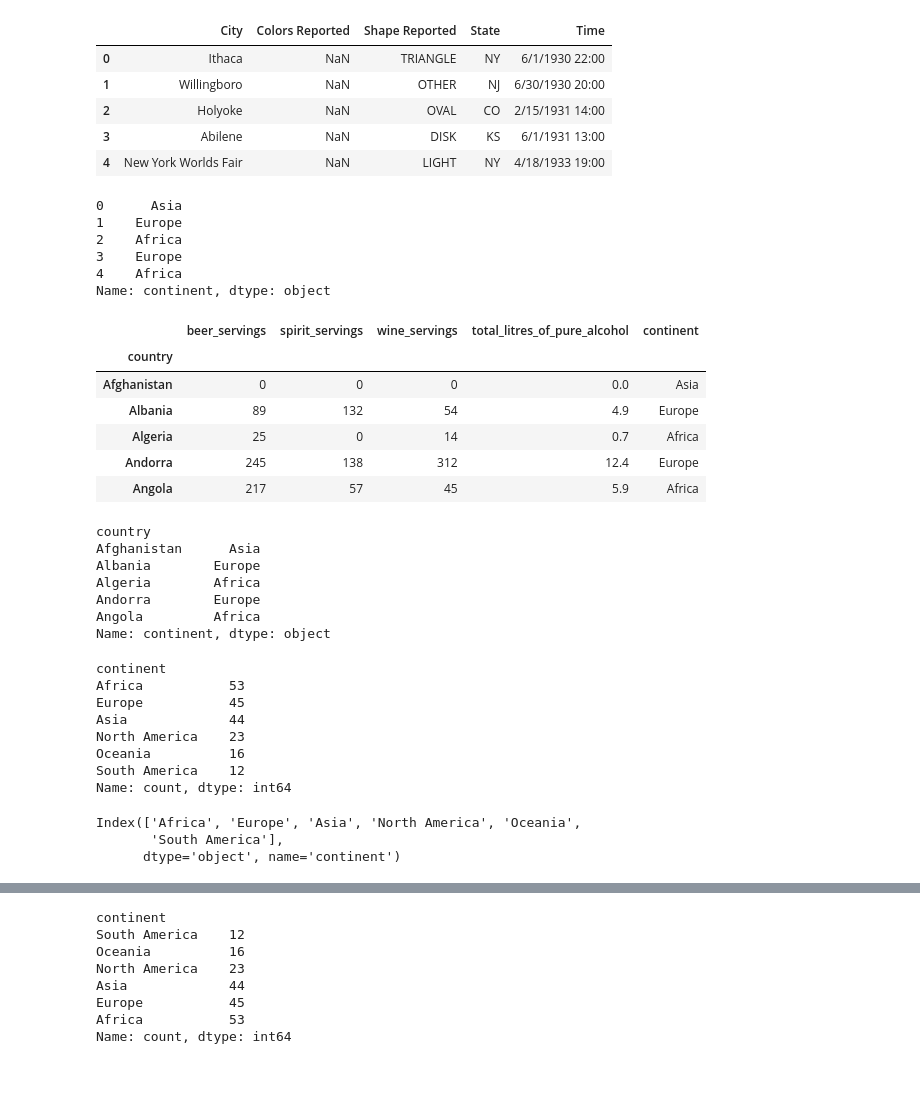
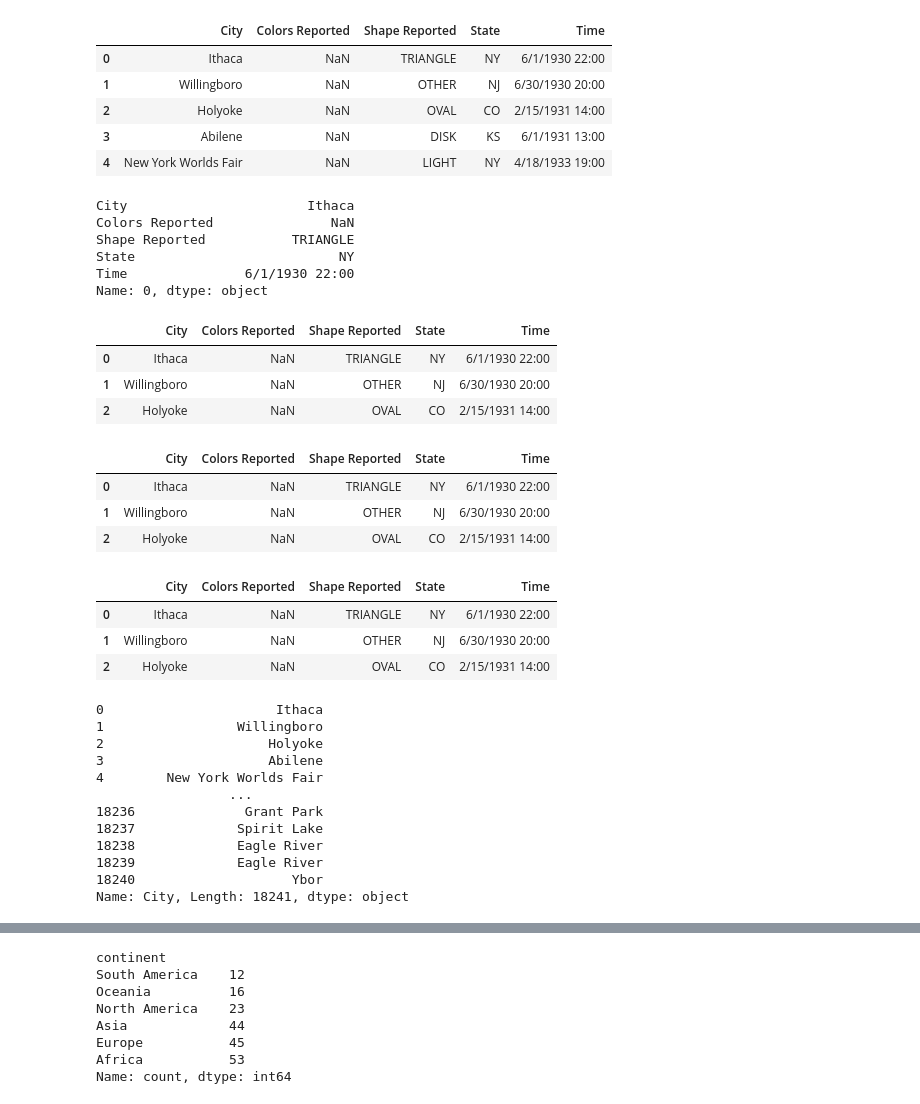
Before and after one commit to ananta-dev/dataschool-Pandas-in-30-days, a Jupyter notebook: notebooks/day19-Select-Multiple-Rows-and-Columns.ipynb, the cells around one changed output, grey strips where cells are left out. Cells and saved outputs as stored; diff of their text form; code cells hidden in the pictures; blank space fills up the shorter version.

```diff
--- a/notebooks/day19-Select-Multiple-Rows-and-Columns.ipynb
+++ b/notebooks/day19-Select-Multiple-Rows-and-Columns.ipynb
@@ -15,50 +15,48 @@ ufo.head()
 | 3 | Abilene | NaN | DISK | KS | 6/1/1931 13:00 |
 | 4 | New York Worlds Fair | NaN | LIGHT | NY | 4/18/1933 19:00 |
 # %%
-drinks.continent.head()
+ufo.loc[0,:]
 # %% [output]
-0      Asia
-1    Europe
-2    Africa
-3    Europe
-4    Africa
-Name: continent, dtype: object
+City                       Ithaca
+Colors Reported               NaN
+Shape Reported           TRIANGLE
+State                          NY
+Time               6/1/1930 22:00
+Name: 0, dtype: object
 # %%
-drinks.set_index('country', inplace=True)
-drinks.head()
+ufo.loc[[0,1,2],:]
 # %% [output]
-|  | beer_servings | spirit_servings | wine_servings | total_litres_of_pure_alcohol | continent |
-| country |  |  |  |  |  |
-| Afghanistan | 0 | 0 | 0 | 0.0 | Asia |
-| Albania | 89 | 132 | 54 | 4.9 | Europe |
-| Algeria | 25 | 0 | 14 | 0.7 | Africa |
-| Andorra | 245 | 138 | 312 | 12.4 | Europe |
-| Angola | 217 | 57 | 45 | 5.9 | Africa |
+|  | City | Colors Reported | Shape Reported | State | Time |
+| 0 | Ithaca | NaN | TRIANGLE | NY | 6/1/1930 22:00 |
+| 1 | Willingboro | NaN | OTHER | NJ | 6/30/1930 20:00 |
+| 2 | Holyoke | NaN | OVAL | CO | 2/15/1931 14:00 |
 # %%
-drinks.continent.head()
+ufo.loc[0:2,:]
 # %% [output]
-country
-Afghanistan      Asia
-Albania        Europe
-Algeria        Africa
-Andorra        Europe
-Angola         Africa
-Name: continent, dtype: object
+|  | City | Colors Reported | Shape Reported | State | Time |
+| 0 | Ithaca | NaN | TRIANGLE | NY | 6/1/1930 22:00 |
+| 1 | Willingboro | NaN | OTHER | NJ | 6/30/1930 20:00 |
+| 2 | Holyoke | NaN | OVAL | CO | 2/15/1931 14:00 |
 # %%
-drinks.continent.value_counts()
+ufo.loc[0:2]
 # %% [output]
-continent
-Africa           53
-Europe           45
-Asia             44
-North America    23
-Oceania          16
-South America    12
-Name: count, dtype: int64
+|  | City | Colors Reported | Shape Reported | State | Time |
+| 0 | Ithaca | NaN | TRIANGLE | NY | 6/1/1930 22:00 |
+| 1 | Willingboro | NaN | OTHER | NJ | 6/30/1930 20:00 |
+| 2 | Holyoke | NaN | OVAL | CO | 2/15/1931 14:00 |
 # %%
-drinks.continent.value_counts().index
+ufo.loc[:, 'City']
 # %% [output]
-Index(['Africa', 'Europe', 'Asia', 'North America', 'Oceania',
-       'South America'],
-      dtype='object', name='continent')
+0                      Ithaca
+1                 Willingboro
+2                     Holyoke
+3                     Abilene
+4        New York Worlds Fair
+                 ...
+18236              Grant Park
+18237             Spirit Lake
+18238             Eagle River
+18239             Eagle River
+18240                    Ybor
+Name: City, Length: 18241, dtype: object
 # %%
```
Also changed, not shown: parts of 2 cells of this notebook.
